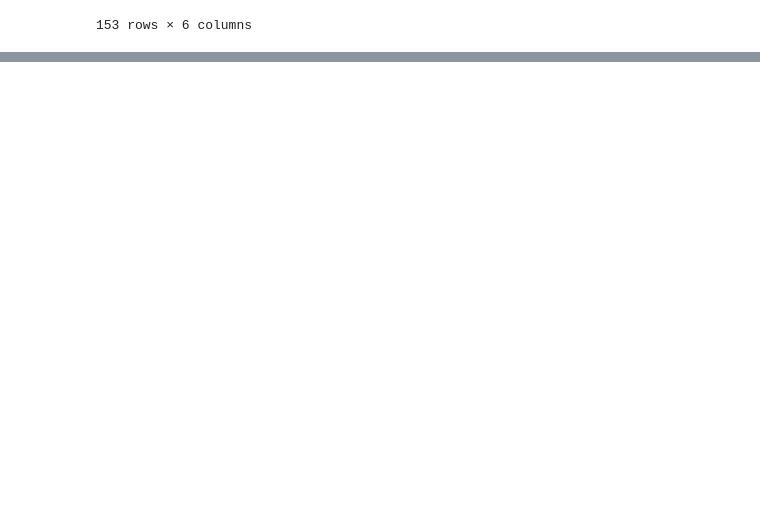
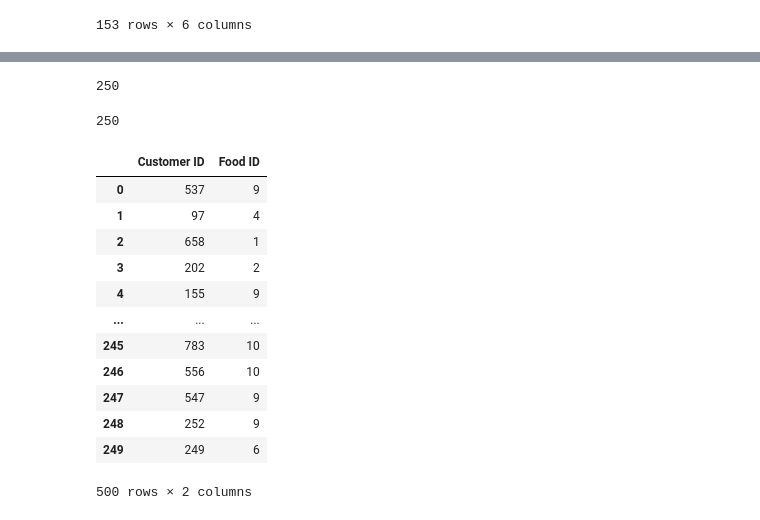
Before and after one commit to Johanhms/Practicas_Python, a Jupyter notebook: Data_Analysis_with_Pandas.ipynb, the cells around one changed output, grey strips where cells are left out. Saved outputs shown, nothing was run; the diff lists cells and outputs as text; code cells hidden in the pictures; blank space fills up the shorter version.

```diff
--- a/Data_Analysis_with_Pandas.ipynb
+++ b/Data_Analysis_with_Pandas.ipynb
@@ -370,0 +381,24 @@ sectors.apply(top_two_companies)
+# %%
+len(week1)
+# %% [output]
+250
+# %%
+len(week2)
+# %% [output]
+250
+# %%
+pd.concat([week1,week2])
+# %% [output]
+|  | Customer ID | Food ID |
+| 0 | 537 | 9 |
+| 1 | 97 | 4 |
+| 2 | 658 | 1 |
+| 3 | 202 | 2 |
+| 4 | 155 | 9 |
+| ... | ... | ... |
+| 245 | 783 | 10 |
+| 246 | 556 | 10 |
+| 247 | 547 | 9 |
+| 248 | 252 | 9 |
+| 249 | 249 | 6 |
+500 rows × 2 columns
```
Also changed, not shown: parts of 9 cells of this notebook.
